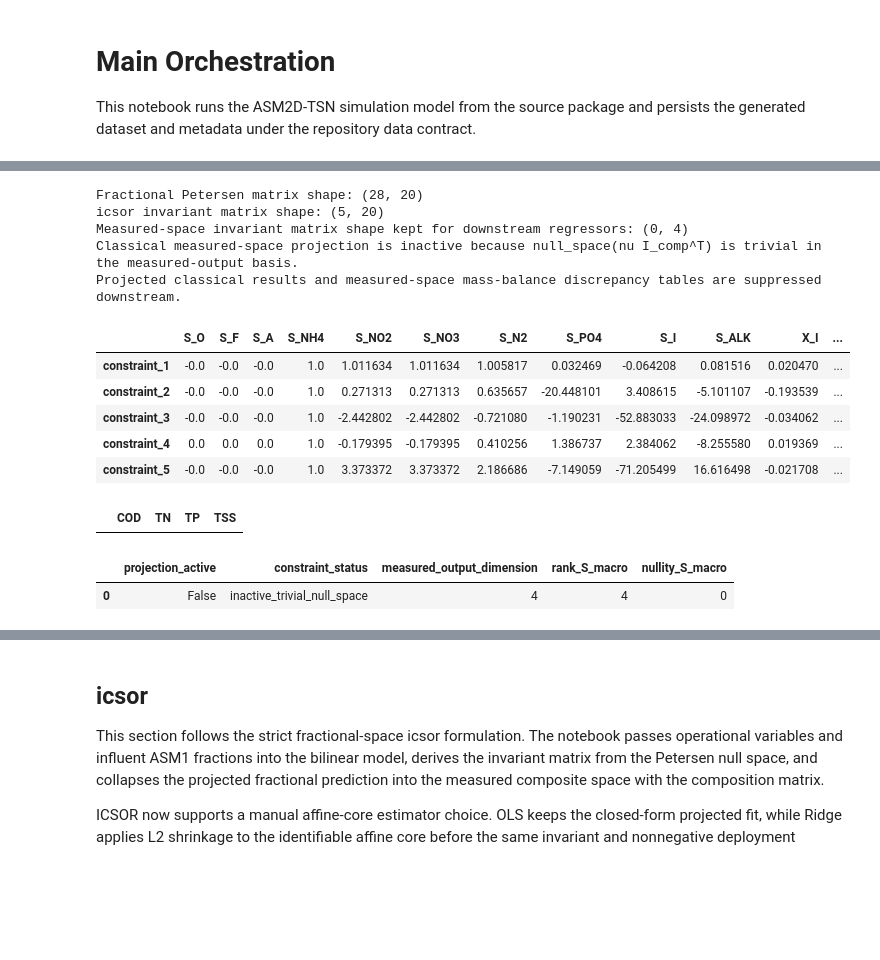
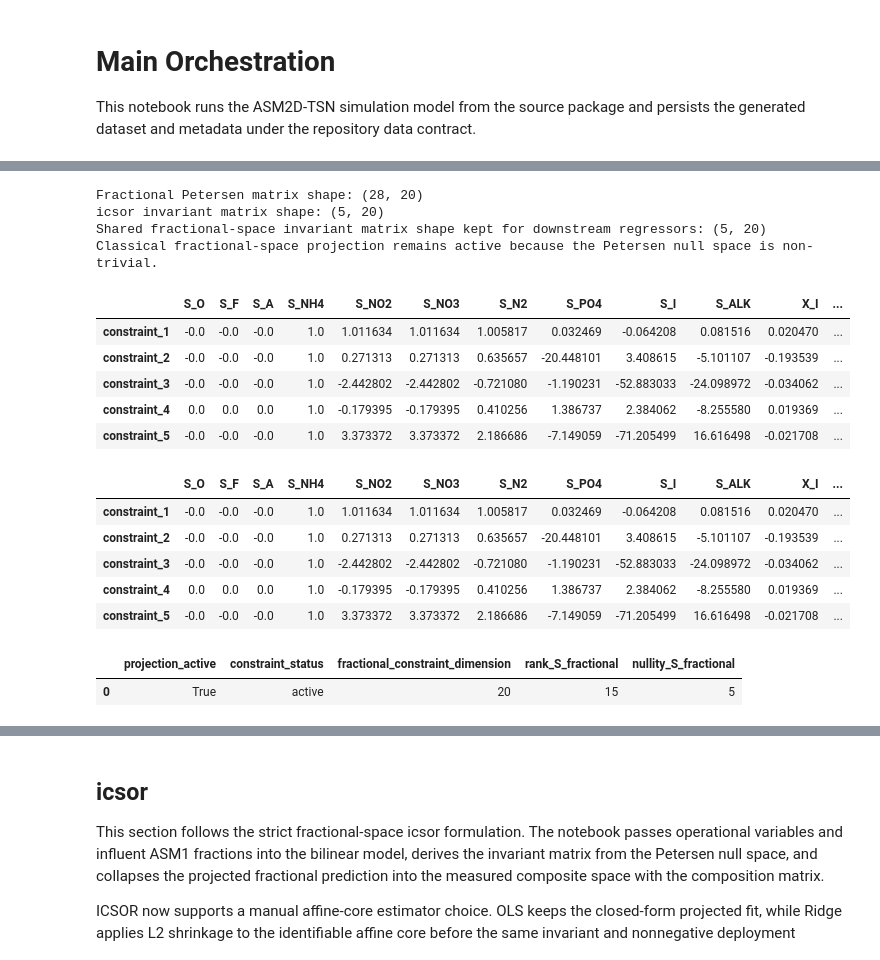
Before and after one commit to egbertoselerio1997/pibre-model, a Jupyter notebook: main.ipynb, the cells around one changed output, grey strips where cells are left out. Cells and saved outputs as stored; diff of their text form; code cells hidden in the pictures; blank space fills up the shorter version.

```diff
--- a/main.ipynb
+++ b/main.ipynb
@@ -261,73 +267,67 @@ for row_index in range(icsor_A_matrix.shape[0]):
     if len(non_zero_entries) > 0:
         icsor_A_matrix[row_index, :] = icsor_A_matrix[row_index, :] / non_zero_entries[0]
 
-macroscopic_stoichiometric_matrix = petersen_matrix @ composition_matrix.T
-measured_constraint_basis = null_space(macroscopic_stoichiometric_matrix)
-A_matrix = measured_constraint_basis.T
-
-A_matrix = np.round(A_matrix, 5)
-A_matrix[np.abs(A_matrix) < 1e-10] = 0.0
-
-for row_index in range(A_matrix.shape[0]):
-    non_zero_entries = A_matrix[row_index, A_matrix[row_index, :] != 0]
-    if len(non_zero_entries) > 0:
-        A_matrix[row_index, :] = A_matrix[row_index, :] / non_zero_entries[0]
+A_matrix = icsor_A_matrix.copy()
 
 classical_projection_active = has_active_projection(A_matrix)
-measured_output_dimension = int(A_matrix.shape[1])
-measured_nullity = int(A_matrix.shape[0])
-macroscopic_rank = int(np.linalg.matrix_rank(macroscopic_stoichiometric_matrix))
+fractional_constraint_dimension = int(A_matrix.shape[1])
+fractional_nullity = int(A_matrix.shape[0])
+fractional_stoichiometric_rank = int(np.linalg.matrix_rank(petersen_matrix))
 classical_projection_status = pd.DataFrame(
     [
         {
             "projection_active": classical_projection_active,
             "constraint_status": "active" if classical_projection_active else "inactive_trivial_null_space",
-            "measured_output_dimension": measured_output_dimension,
-            "rank_S_macro": macroscopic_rank,
-            "nullity_S_macro": measured_nullity,
+            "fractional_constraint_dimension": fractional_constraint_dimension,
+            "rank_S_fractional": fractional_stoichiometric_rank,
+            "nullity_S_fractional": fractional_nullity,
         }
     ]
 )
 
 print(f"Fractional Petersen matrix shape: {petersen_matrix.shape}")
 print(f"icsor invariant matrix shape: {icsor_A_matrix.shape}")
-print(f"Measured-space invariant matrix shape kept for downstream regressors: {A_matrix.shape}")
+print(f"Shared fractional-space invariant matrix shape kept for downstream regressors: {A_matrix.shape}")
 if classical_projection_active:
-    print("Classical measured-space projection remains active because the measured-output null space is non-trivial.")
+    print("Classical fractional-space projection remains active because the Petersen null space is non-trivial.")
 else:
-    print("Classical measured-space projection is inactive because null_space(nu I_comp^T) is trivial in the measured-output basis.")
-    print("Projected classical results and measured-space mass-balance discrepancy tables are suppressed downstream.")
+    print("Classical fractional-space projection is inactive because null_space(nu) is trivial in the ASM component basis.")
+    print("Projected classical results and fractional-space discrepancy summaries are suppressed downstream.")
 
 ipython_display(
     pd.DataFrame(
         icsor_A_matrix,
         index=[f"constraint_{index + 1}" for index in range(icsor_A_matrix.shape[0])],
         columns=metadata["state_columns"],
     )
 )
 ipython_display(
     pd.DataFrame(
         A_matrix,
         index=[f"constraint_{index + 1}" for index in range(A_matrix.shape[0])],
-        columns=metadata["measured_output_columns"],
+        columns=metadata["state_columns"],
     )
 )
 ipython_display(classical_projection_status)
 # %% [output]
 Fractional Petersen matrix shape: (28, 20)
 icsor invariant matrix shape: (5, 20)
-Measured-space invariant matrix shape kept for downstream regressors: (0, 4)
-Classical measured-space projection is inactive because null_space(nu I_comp^T) is trivial in the measured-output basis.
-Projected classical results and measured-space mass-balance discrepancy tables are suppressed downstream.
+Shared fractional-space invariant matrix shape kept for downstream regressors: (5, 20)
+Classical fractional-space projection remains active because the Petersen null space is non-trivial.
 |  | S_O | S_F | S_A | S_NH4 | S_NO2 | S_NO3 | S_N2 | S_PO4 | S_I | S_ALK | X_I | ... |
 | constraint_1 | -0.0 | -0.0 | -0.0 | 1.0 | 1.011634 | 1.011634 | 1.005817 | 0.032469 | -0.064208 | 0.081516 | 0.020470 | ... |
 | constraint_2 | -0.0 | -0.0 | -0.0 | 1.0 | 0.271313 | 0.271313 | 0.635657 | -20.448101 | 3.408615 | -5.101107 | -0.193539 | ... |
 | constraint_3 | -0.0 | -0.0 | -0.0 | 1.0 | -2.442802 | -2.442802 | -0.721080 | -1.190231 | -52.883033 | -24.098972 | -0.034062 | ... |
 | constraint_4 | 0.0 | 0.0 | 0.0 | 1.0 | -0.179395 | -0.179395 | 0.410256 | 1.386737 | 2.384062 | -8.255580 | 0.019369 | ... |
 | constraint_5 | -0.0 | -0.0 | -0.0 | 1.0 | 3.373372 | 3.373372 | 2.186686 | -7.149059 | -71.205499 | 16.616498 | -0.021708 | ... |
-|  | COD | TN | TP | TSS |
+|  | S_O | S_F | S_A | S_NH4 | S_NO2 | S_NO3 | S_N2 | S_PO4 | S_I | S_ALK | X_I | ... |
+| constraint_1 | -0.0 | -0.0 | -0.0 | 1.0 | 1.011634 | 1.011634 | 1.005817 | 0.032469 | -0.064208 | 0.081516 | 0.020470 | ... |
+| constraint_2 | -0.0 | -0.0 | -0.0 | 1.0 | 0.271313 | 0.271313 | 0.635657 | -20.448101 | 3.408615 | -5.101107 | -0.193539 | ... |
+| constraint_3 | -0.0 | -0.0 | -0.0 | 1.0 | -2.442802 | -2.442802 | -0.721080 | -1.190231 | -52.883033 | -24.098972 | -0.034062 | ... |
+| constraint_4 | 0.0 | 0.0 | 0.0 | 1.0 | -0.179395 | -0.179395 | 0.410256 | 1.386737 | 2.384062 | -8.255580 | 0.019369 | ... |
+| constraint_5 | -0.0 | -0.0 | -0.0 | 1.0 | 3.373372 | 3.373372 | 2.186686 | -7.149059 | -71.205499 | 16.616498 | -0.021708 | ... |
-|  | projection_active | constraint_status | measured_output_dimension | rank_S_macro | nullity_S_macro |
-| 0 | False | inactive_trivial_null_space | 4 | 4 | 0 |
+|  | projection_active | constraint_status | fractional_constraint_dimension | rank_S_fractional | nullity_S_fractional |
+| 0 | True | active | 20 | 15 | 5 |
 # %%
 import pandas as pd
 
```
Also changed, not shown: parts of 11 cells of this notebook, 24 other files.
